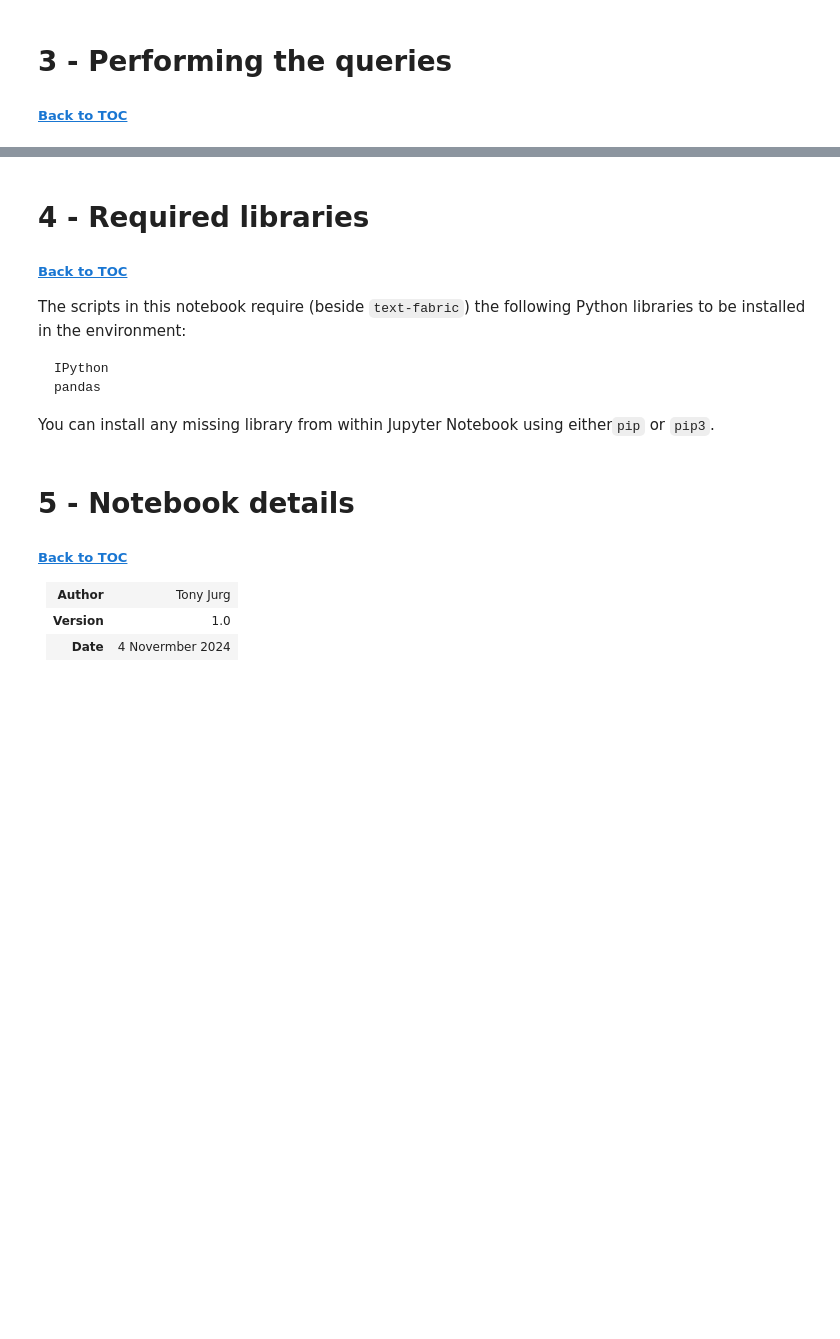
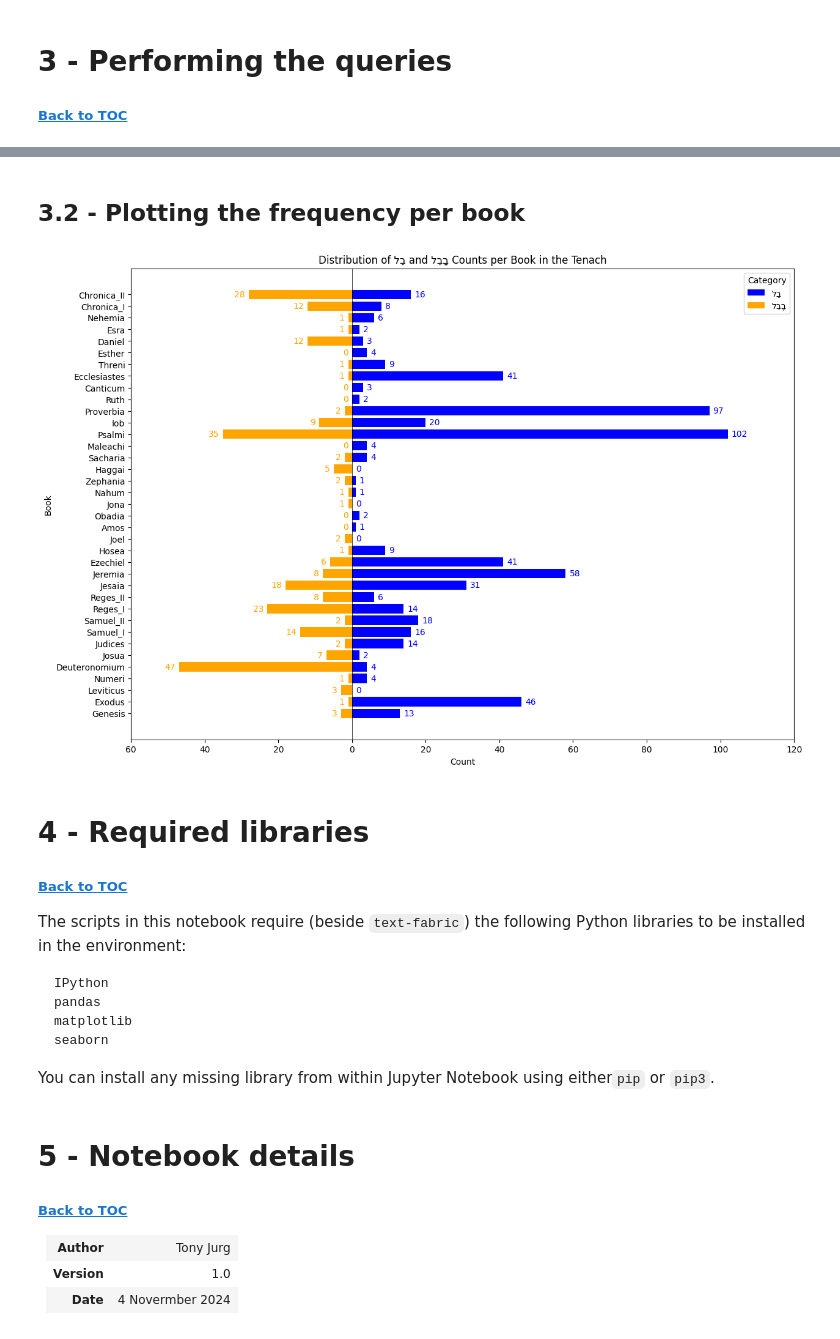
Before and after one commit to tonyjurg/Parashot, a Jupyter notebook: General/HeartInTenakh.ipynb, the cells around one changed output, grey strips where cells are left out. Drawn from its saved outputs; the diff is of its cells as text; code cells hidden in the pictures; blank space fills up the shorter version.

```diff
--- a/General/HeartInTenakh.ipynb
+++ b/General/HeartInTenakh.ipynb
@@ -141,6 +150,77 @@ display(tableData)
 | 27 | Ruth | 2 | 2 | 0 |
 | 18 | Jona | 1 | 0 | 1 |
 | 16 | Amos | 1 | 1 | 0 |
+# %% [markdown]
+## 3.2 - Plotting the frequency per book <a class="anchor" id="bullet3x2"></a>
+# %%
+import matplotlib.pyplot as plt
+import seaborn as sns
+import pandas as pd
+
+# Sample data setup (replace with your actual data)
+# Initialize dictionary for storing results
+resultDict = {}
+
+# Process each item in the levResults
+for item in levResults:
+    book = F.book.v(item[0])
+    lex = F.lex.v(item[3])
+
+    if book in resultDict:
+        # If it exists, add the count to the existing value
+        resultDict[book][0] += 1
+        if lex == 'LB/':
+            resultDict[book][1] += 1
+        else:
+            resultDict[book][2] += 1
+    else:
+        # If it doesn't exist, initialize the count as the value
+        if lex == 'LB/':
+            resultDict[book] = [1, 1, 0]
+        else:
+            resultDict[book] = [1, 0, 1]
+
+# Convert the dictionary into a DataFrame and sort by total frequency
+tableData = pd.DataFrame(
+    [[key, value[0], value[1], value[2]] for key, value in resultDict.items()],
+    columns=["Book", "Total", "LB", "LBB"]
+)
+
+# Set up the data for plotting with LB as positive and LBB as negative values
+tableData['LB_Positive'] = tableData['LB']  # LB counts as positive values
+tableData['LBB_Negative'] = -tableData['LBB']  # LBB counts as negative values
+
+# Set up the plot
+plt.figure(figsize=(14, 10))
+
+# Plot LB (positive values)
+lb_bars = plt.barh(tableData["Book"], tableData["LB_Positive"], color='blue', label='לֵב')
+
+# Plot LBB (negative values)
+lbb_bars = plt.barh(tableData["Book"], tableData["LBB_Negative"], color='orange', label='לֵבָב')
+
+# Add the counts on each bar
+for bar, count in zip(lb_bars, tableData['LB']):
+    plt.text(bar.get_width() + 1, bar.get_y() + bar.get_height()/2, str(count), va='center', color='blue')
+
+for bar, count in zip(lbb_bars, tableData['LBB']):
+    plt.text(bar.get_width() - 1, bar.get_y() + bar.get_height()/2, str(count), va='center', ha='right', color='orange')
+
+# Customize x-axis to show absolute values
+x_ticks = plt.xticks()[0]  # Get current tick positions
+plt.xticks(x_ticks, [str(int(abs(x))) for x in x_ticks])  # Set absolute values for labels
+
+# Add labels, title, and legend
+plt.xlabel("Count")
+plt.ylabel("Book")
+plt.title('Distribution of לֵב and לֵבָב Counts per Book in the Tenach')
+plt.axvline(0, color="black", linewidth=0.5)  # Center line at x=0
+plt.legend(title="Category")
+
+# Show the plot
+plt.show()
+# %% [output]
+[figure, added]
 # %% [markdown]
 # 4 - Required libraries<a class="anchor" id="bullet4"></a>
 ##### [Back to TOC](#TOC)
@@ -149,6 +229,8 @@ The scripts in this notebook require (beside `text-fabric`) the following Python
 
     IPython
     pandas
+    matplotlib
+    seaborn
 
 You can install any missing library from within Jupyter Notebook using either`pip` or `pip3`.
 # %% [markdown]
```
Also changed, not shown: parts of 5 cells of this notebook.
